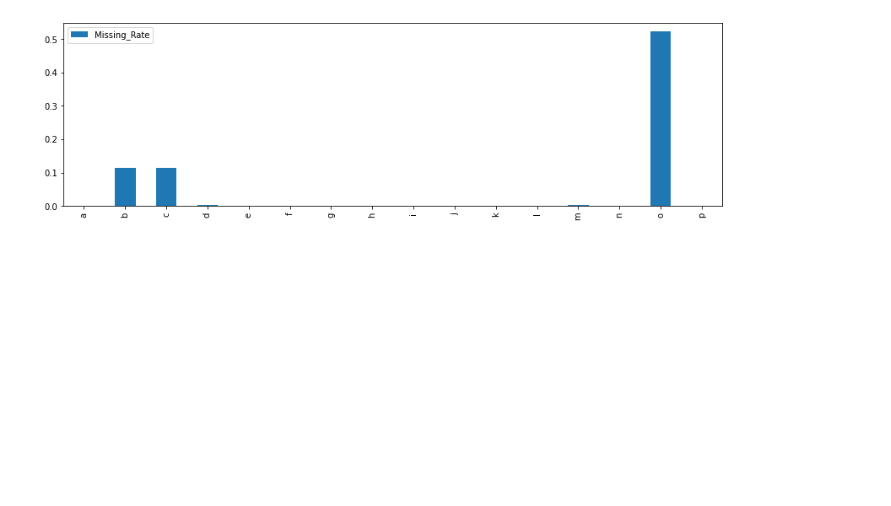
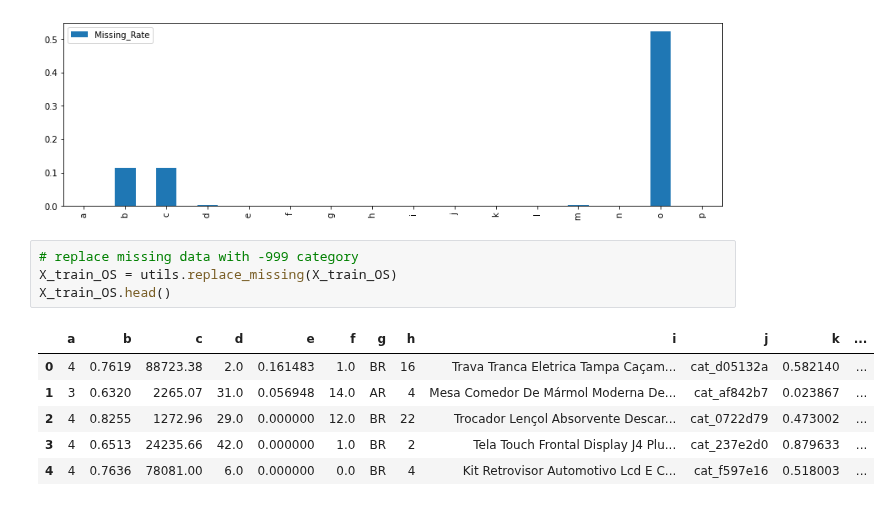
Before and after one commit to lejcruz/case_meli, a Jupyter notebook: notebooks/main.ipynb, the cells around one changed output. Cells and saved outputs as stored; diff of their text form; blank space fills up the shorter version.

```diff
--- a/notebooks/main.ipynb
+++ b/notebooks/main.ipynb
@@ -127,3 +139,14 @@ missing_freq.plot(kind='bar', figsize=(14,4))
 # %% [output]
 <AxesSubplot:>
 [figure]
+# %%
+# replace missing data with -999 category
+X_train_OS = utils.replace_missing(X_train_OS)
+X_train_OS.head()
+# %% [output]
+|  | a | b | c | d | e | f | g | h | i | j | k | ... |
+| 0 | 4 | 0.7619 | 88723.38 | 2.0 | 0.161483 | 1.0 | BR | 16 | Trava Tranca Eletrica Tampa Caçam... | cat_d05132a | 0.582140 | ... |
+| 1 | 3 | 0.6320 | 2265.07 | 31.0 | 0.056948 | 14.0 | AR | 4 | Mesa Comedor De Mármol Moderna De... | cat_af842b7 | 0.023867 | ... |
+| 2 | 4 | 0.8255 | 1272.96 | 29.0 | 0.000000 | 12.0 | BR | 22 | Trocador Lençol Absorvente Descar... | cat_0722d79 | 0.473002 | ... |
+| 3 | 4 | 0.6513 | 24235.66 | 42.0 | 0.000000 | 1.0 | BR | 2 | Tela Touch Frontal Display J4 Plu... | cat_237e2d0 | 0.879633 | ... |
+| 4 | 4 | 0.7636 | 78081.00 | 6.0 | 0.000000 | 0.0 | BR | 4 | Kit Retrovisor Automotivo Lcd E C... | cat_f597e16 | 0.518003 | ... |
```
Also changed, not shown: parts of 9 cells of this notebook, 2 other files.
